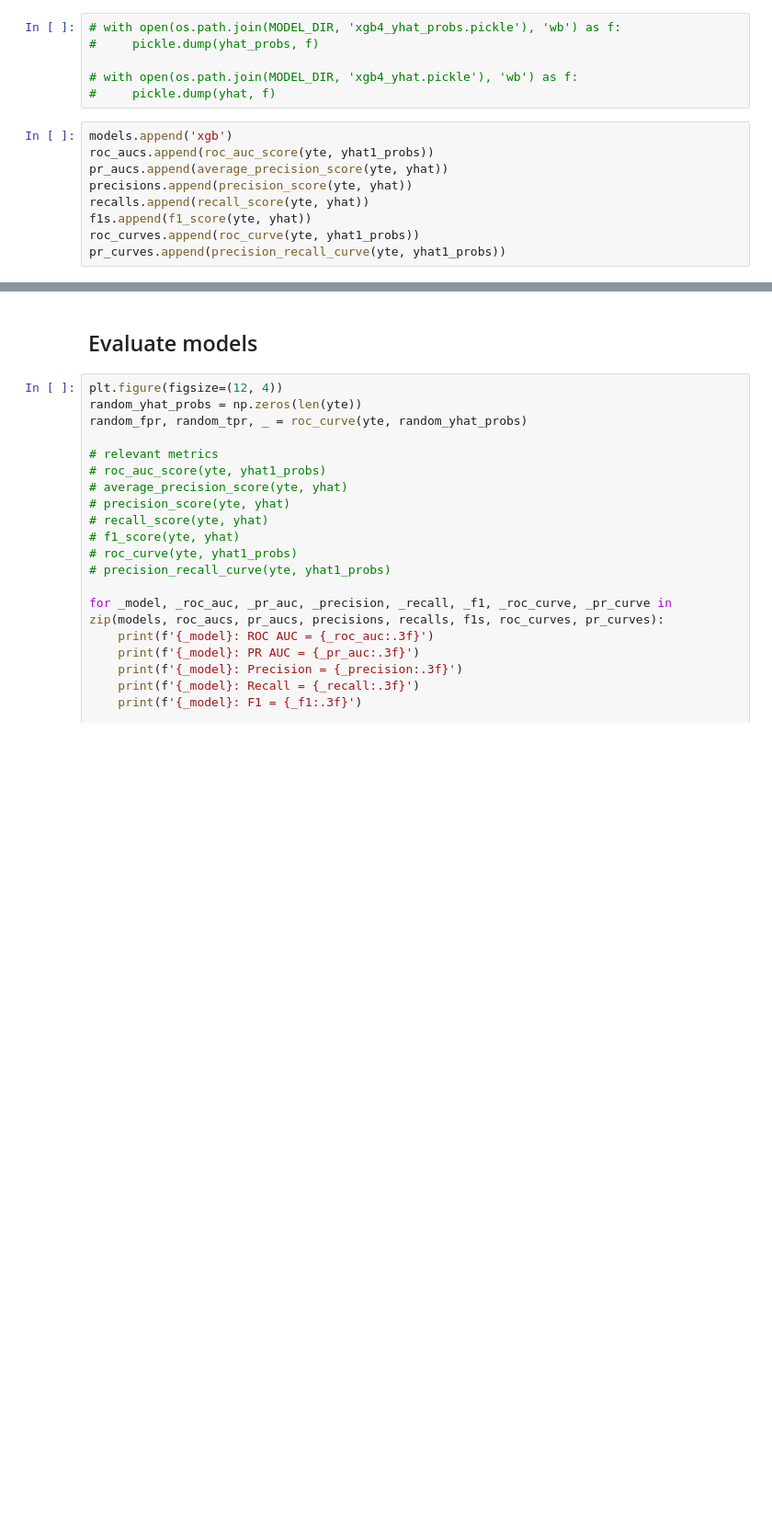
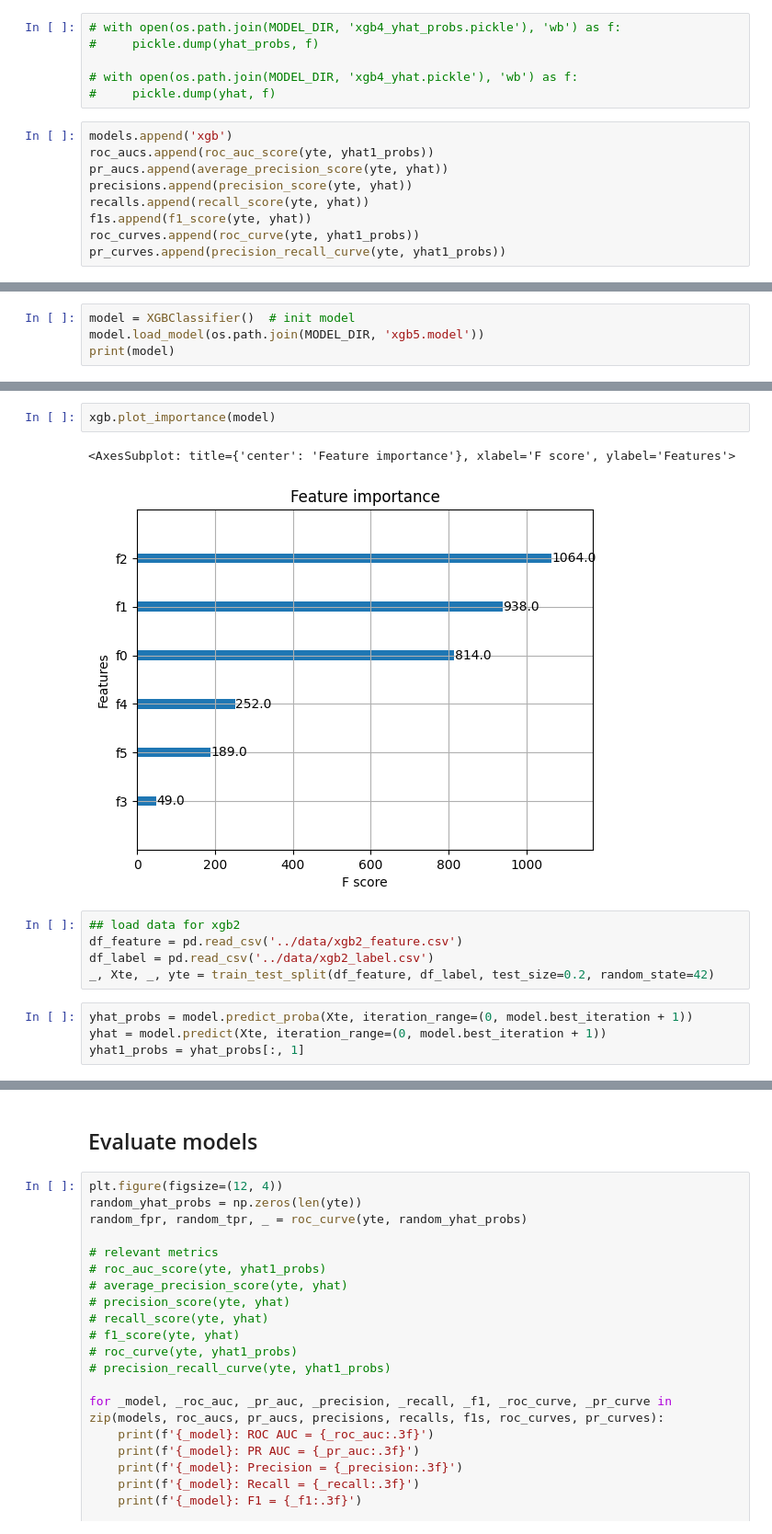
Before and after one commit to HaotingS/dsa4262_project, a Jupyter notebook: notebooks/modeling4_yeejet.ipynb, the cells around one changed output, grey strips where cells are left out. Shown at 92% size. Saved outputs shown, nothing was run; the diff lists cells and outputs as text; blank space fills up the shorter version.

Commit message:
add model_ht.ipynb results to modeling4_yeejet.ipynb

```diff
--- a/notebooks/modeling4_yeejet.ipynb
+++ b/notebooks/modeling4_yeejet.ipynb
@@ -257,0 +418,4 @@ pr_curves.append(precision_recall_curve(yte, yhat1_probs))
+# %%
+model = XGBClassifier()  # init model
+model.load_model(os.path.join(MODEL_DIR, 'xgb5.model'))
+print(model)
@@ -257,0 +433,14 @@ pr_curves.append(precision_recall_curve(yte, yhat1_probs))
+# %%
+xgb.plot_importance(model)
+# %% [output]
+<AxesSubplot: title={'center': 'Feature importance'}, xlabel='F score', ylabel='Features'>
+[figure, added]
+# %%
+## load data for xgb2
+df_feature = pd.read_csv('../data/xgb2_feature.csv')
+df_label = pd.read_csv('../data/xgb2_label.csv')
+_, Xte, _, yte = train_test_split(df_feature, df_label, test_size=0.2, random_state=42)
+# %%
+yhat_probs = model.predict_proba(Xte, iteration_range=(0, model.best_iteration + 1))
+yhat = model.predict(Xte, iteration_range=(0, model.best_iteration + 1))
+yhat1_probs = yhat_probs[:, 1]
```
Also changed, not shown: parts of 38 cells of this notebook, 2 other files.
